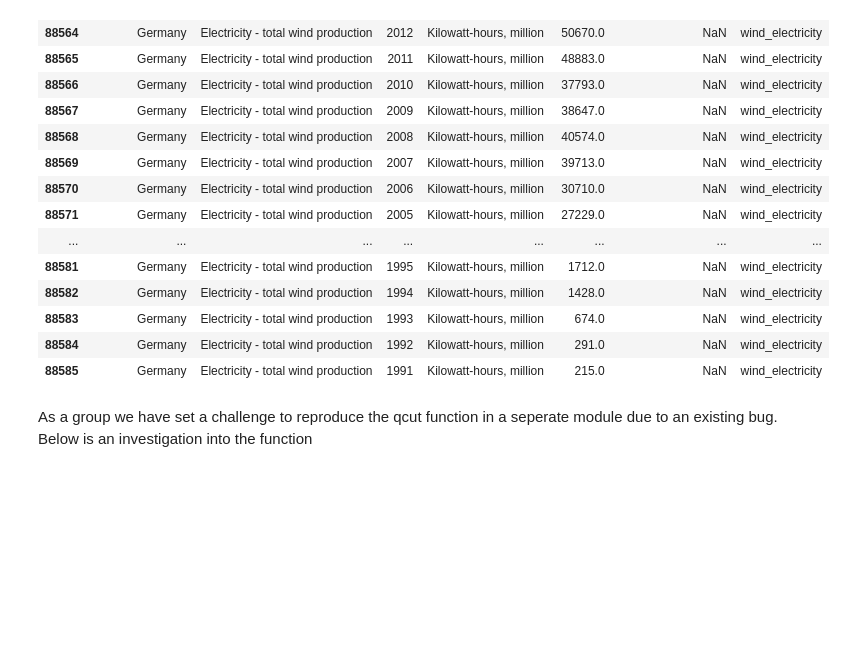
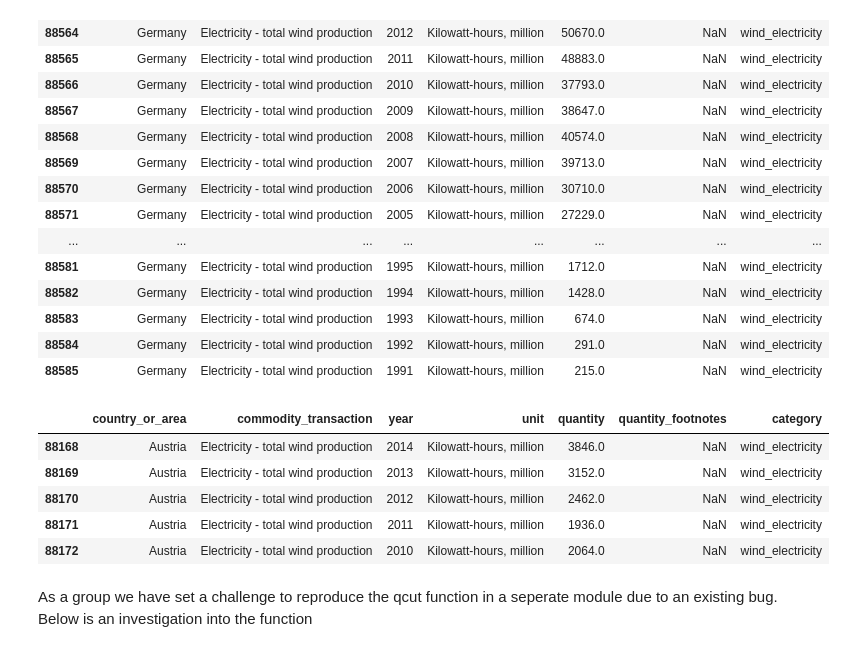
Before and after one commit to See-You-Data/UNInternationalEnergyData, a Jupyter notebook: introductory_analysis.ipynb, the cells around one changed output. Cells and saved outputs as stored; diff of their text form; code cells hidden in the pictures; blank space fills up the shorter version.

```diff
--- a/introductory_analysis.ipynb
+++ b/introductory_analysis.ipynb
@@ -193,6 +288,15 @@ df_europe[(df_europe['category'] == 'wind_electricity') & (df_europe['country_or
 | 88583 | Germany | Electricity - total wind production | 1993 | Kilowatt-hours, million | 674.0 | NaN | wind_electricity |
 | 88584 | Germany | Electricity - total wind production | 1992 | Kilowatt-hours, million | 291.0 | NaN | wind_electricity |
 | 88585 | Germany | Electricity - total wind production | 1991 | Kilowatt-hours, million | 215.0 | NaN | wind_electricity |
+# %%
+df_europe_elec_total_wind.head()
+# %% [output]
+|  | country_or_area | commodity_transaction | year | unit | quantity | quantity_footnotes | category |
+| 88168 | Austria | Electricity - total wind production | 2014 | Kilowatt-hours, million | 3846.0 | NaN | wind_electricity |
+| 88169 | Austria | Electricity - total wind production | 2013 | Kilowatt-hours, million | 3152.0 | NaN | wind_electricity |
+| 88170 | Austria | Electricity - total wind production | 2012 | Kilowatt-hours, million | 2462.0 | NaN | wind_electricity |
+| 88171 | Austria | Electricity - total wind production | 2011 | Kilowatt-hours, million | 1936.0 | NaN | wind_electricity |
+| 88172 | Austria | Electricity - total wind production | 2010 | Kilowatt-hours, million | 2064.0 | NaN | wind_electricity |
 # %% [markdown]
 As a group we have set a challenge to reproduce the qcut function in a seperate module due to an existing bug. Below is an investigation into the function
 # %%
```
Also changed, not shown: parts of 20 cells of this notebook, 1 other file.
